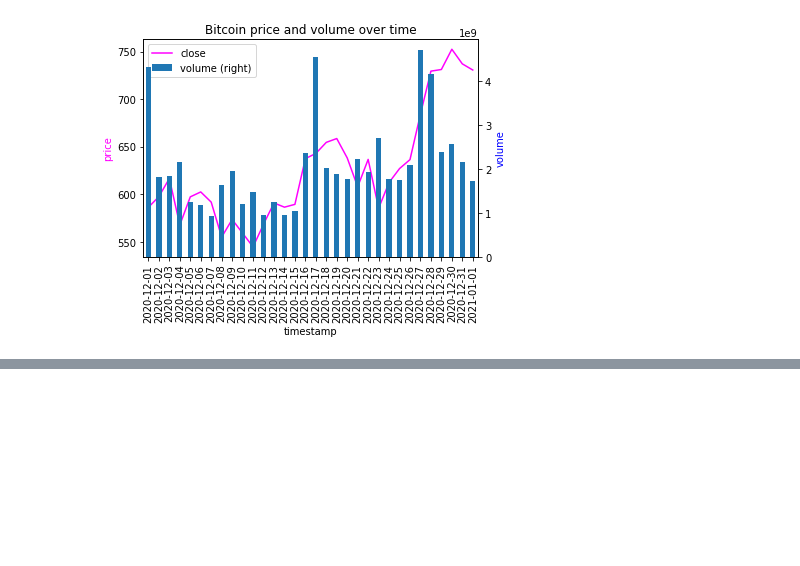
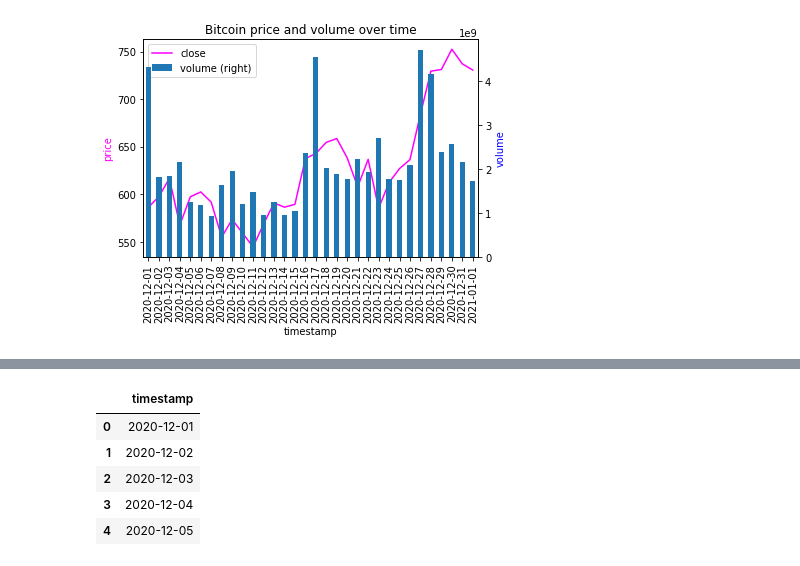
Before and after one commit to maximo/crypto-analysis, a Jupyter notebook: Messari_time_series.ipynb, the cells around one changed output, grey strips where cells are left out. Saved outputs shown, nothing was run; the diff lists cells and outputs as text; code cells hidden in the pictures; blank space fills up the shorter version.

```diff
--- a/Messari_time_series.ipynb
+++ b/Messari_time_series.ipynb
@@ -56,0 +86,10 @@ plt.show()
+# %%
+rsi_df = df[['timestamp']]
+rsi_df.head()
+# %% [output]
+|  | timestamp |
+| 0 | 2020-12-01 |
+| 1 | 2020-12-02 |
+| 2 | 2020-12-03 |
+| 3 | 2020-12-04 |
+| 4 | 2020-12-05 |
```
Also changed, not shown: parts of 4 cells of this notebook.
